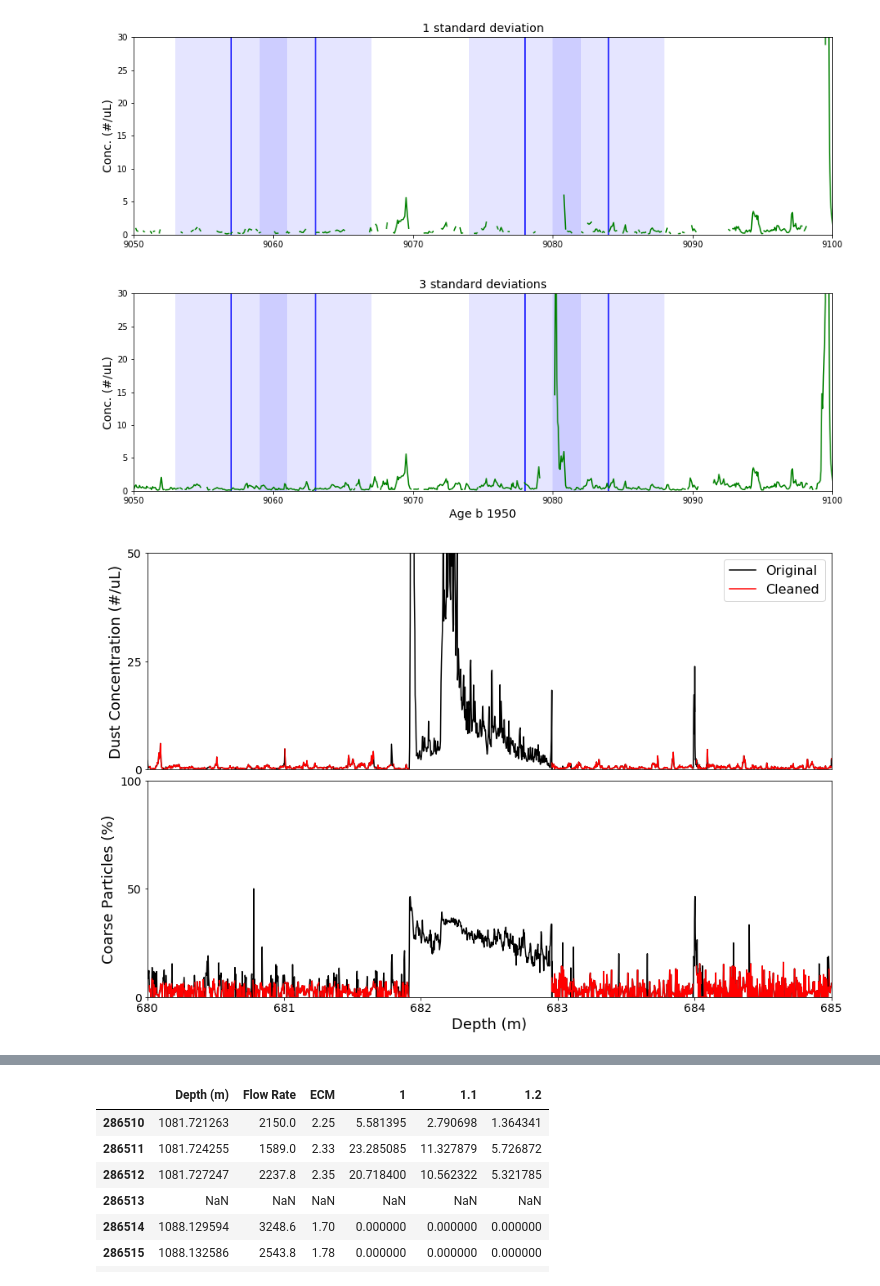
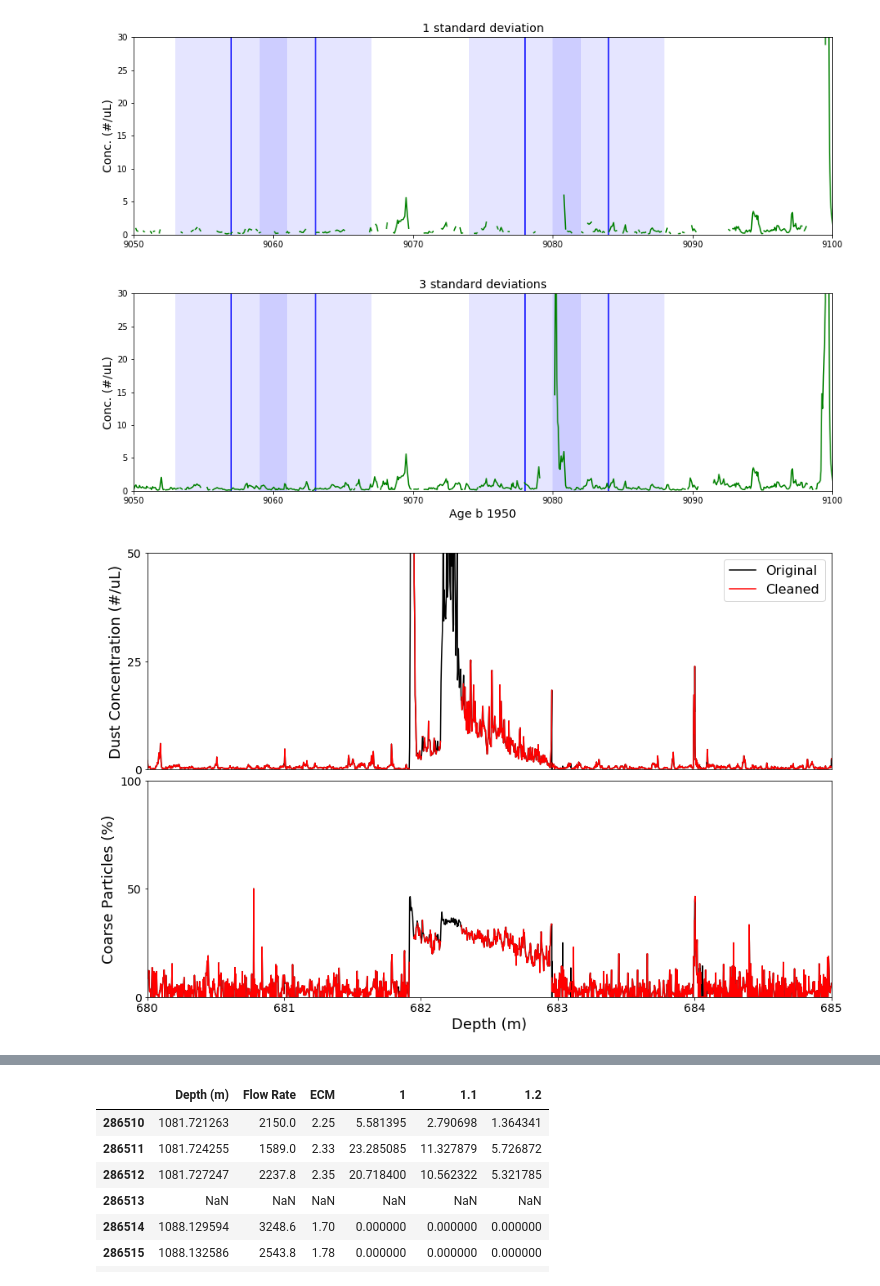
Before and after one commit to katherine-anderson/SPICEcore_Dust_Data_Processing, a Jupyter notebook: Phase 2 SPICE Contamination and Outlier Removal.ipynb, the cells around one changed output, grey strips where cells are left out. Drawn from its saved outputs; the diff is of its cells as text; code cells hidden in the pictures.

```diff
--- a/Phase 2 SPICE Contamination and Outlier Removal.ipynb
+++ b/Phase 2 SPICE Contamination and Outlier Removal.ipynb
@@ -102,24 +241,3 @@ original_cfa['CPP'] = find_cpp(original_cfa)
 -->Use smallest and largest bins for CPP? Enter Y or N: n
 CPP function found negative sum of all particles.
 CPP function found negative sum of coarse particles.
-# %%
-# --------------------CFA FILE PREP--------------------------#
-
-# Load complete CFA file after mechanical error removal
-cfa = pd.read_csv('../Data/Cleaned_CFA_Phase1_2019-07-10.csv', header = 0)
-del cfa['Unnamed: 0']
-# Get a copy of only the Holocene data, for outlier comparisons
-cfa_holocene = cfa.loc[0:214959, :].copy()
-
-# Load depths of real dust events
-dust_events = pd.read_excel('../Data/Dust Events.xlsx')
-# Only keep the columns with the depth ranges
-dust_events = dust_events.loc[:, 'Dust Event Start (m)':'Dust Event End (m)'].copy()
-
-# Label all rows during known dust events
-# Add Y/N 'Dust Event?' column. Default to false.
-cfa['Dust Event?'] = False
-# Get the row indices of all measurements within dust events
-dust_rows = label_dust_events(cfa, dust_events)
-# Change all 'Dust Event?' values in those rows to True
-cfa.loc[dust_rows, 'Dust Event?'] = True
@@ -451,38 +595,38 @@ ax2.set_title('3 standard deviations', fontsize = 14);
 
 xmin = 680
 xmax = 685
 ymin = 0
 ymax = 100
 
 fig = plt.figure(figsize = (15,10))
 ax1 = fig.add_subplot(211)
 ax2 = fig.add_subplot(212)
 fig.subplots_adjust(hspace = 0.05)
 
 
-ax1.plot(original_cfa['Depth (m)'], original_sums, c = 'black');
-ax1.plot(scenario2['Depth (m)'], scenario2['Sum 1.1-10'], color = 'red')
+ax1.plot(original_cfa['Depth (m)'], original_cfa['Sum 1.1-10'], c = 'black');
+ax1.plot(cfa['Depth (m)'], cfa['Sum 1.1-10'], color = 'red')
 ax1.set_ylabel('Dust Concentration (#/uL)', fontsize = 18);
 mylabels = ['Original', 'Cleaned'];
 ax1.legend(mylabels, fontsize = 16);
 ax1.set_xlim(xmin, xmax);
 ax1.set_ylim(ymin, 50);
 ax1.tick_params(labelsize = 14);
 ax1.set_yticks([0, 25, 50]);
 ax1.axes.get_xaxis().set_visible(False)
 
 ax2.plot(original_cfa['Depth (m)'], original_cfa['CPP'], c = 'black');
-ax2.plot(scenario2['Depth (m)'], scenario2['CPP'], color = 'red')
+ax2.plot(cfa['Depth (m)'], cfa['CPP'], color = 'red')
 ax2.set_ylabel('Coarse Particles (%)', fontsize = 18);
 ax2.set_xlim(xmin, xmax);
 ax2.set_ylim(0, 80);
 ax2.tick_params(labelsize = 14);
 ax2.set_yticks([0, 50, 100]);
 ax2.set_xlabel('Depth (m)', fontsize = 18);
 
-#plt.savefig('../Figures/Example for 203.2.png')
+#plt.savefig('../Figures/682-683 for proposal.png')
 # %% [output]
-[figure, old version]
+[figure, new version]
 # %%
 # BEFORE & AFTER CONCENTRATION & CPP PLOTS, WITH STANDARD DEVIATIONS, TIE POINTS, & CORE BREAKS
 
```
Also changed, not shown: parts of 27 cells of this notebook, 3 other files.
